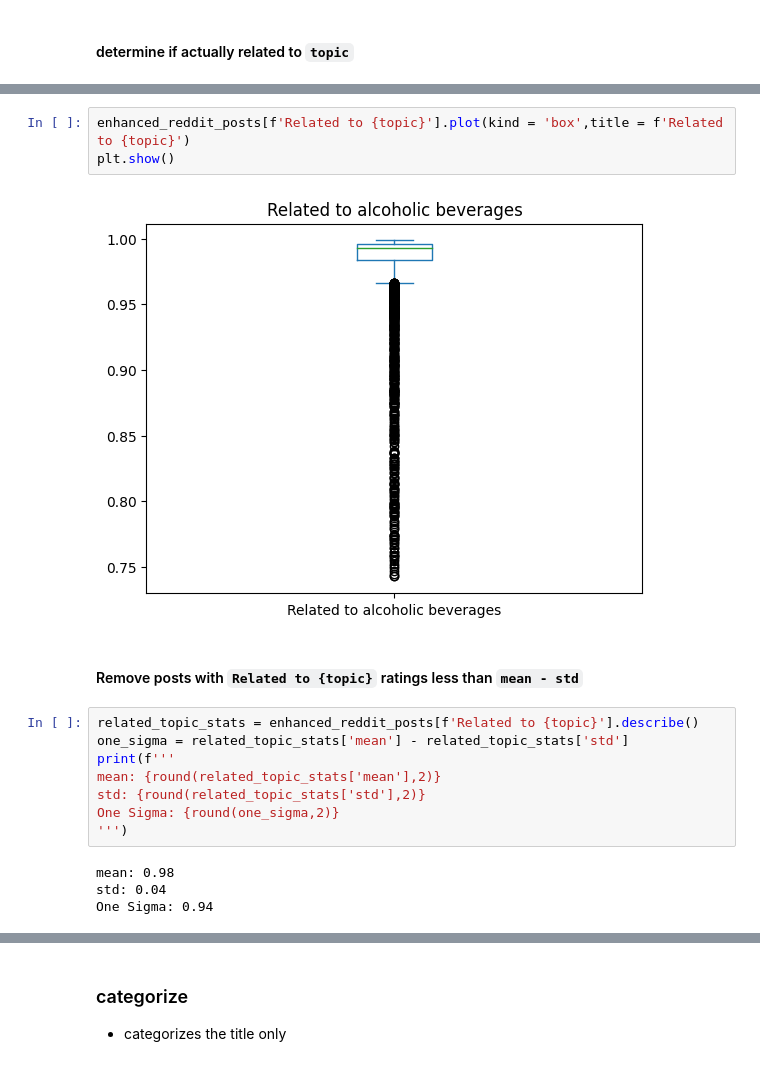
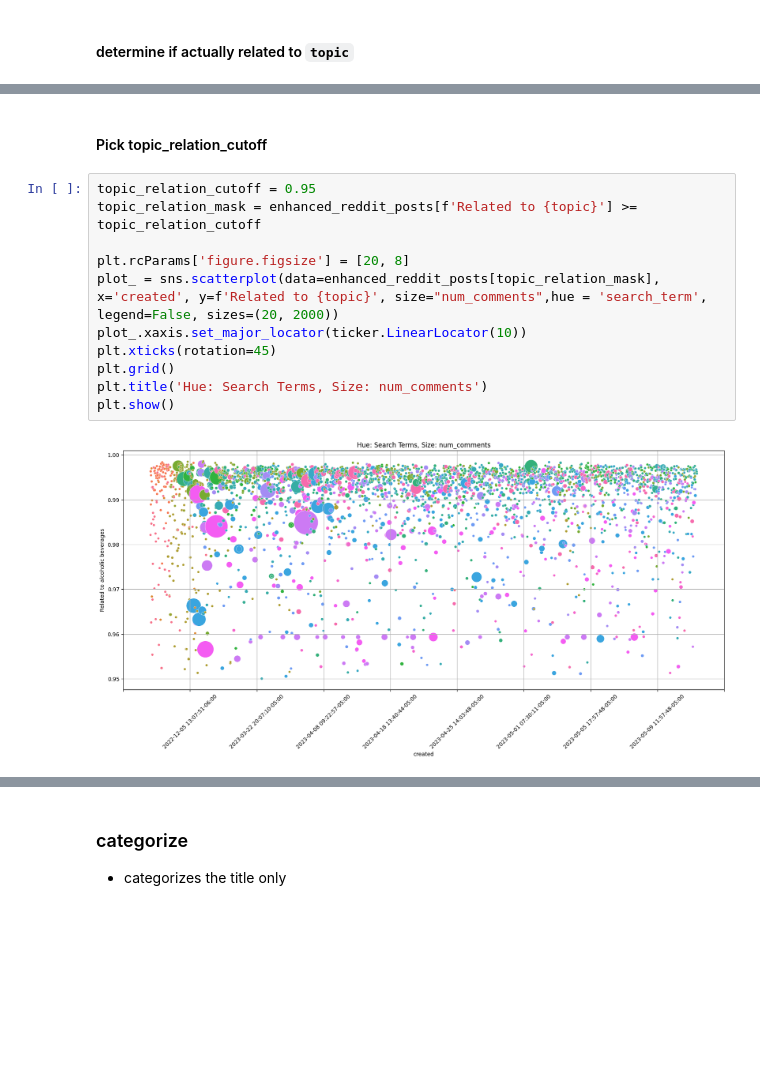
Before and after one commit to stvnchnsn/whitespace_detector, a Jupyter notebook: demo.ipynb, the cells around one changed output, grey strips where cells are left out. Saved outputs shown, nothing was run; the diff lists cells and outputs as text; blank space fills up the shorter version.

```diff
--- a/demo.ipynb
+++ b/demo.ipynb
@@ -174,19 +175,15 @@ plt.show()
-# %%
-enhanced_reddit_posts[f'Related to {topic}'].plot(kind = 'box',title = f'Related to {topic}')
-plt.show()
-# %% [output]
-[figure, removed]
 # %% [markdown]
-#### Remove posts with `Related to {topic}` ratings less than `mean - std`
+#### Pick topic_relation_cutoff
 # %%
-related_topic_stats = enhanced_reddit_posts[f'Related to {topic}'].describe()
-one_sigma = related_topic_stats['mean'] - related_topic_stats['std']
-print(f'''
-mean: {round(related_topic_stats['mean'],2)}
-std: {round(related_topic_stats['std'],2)}
-One Sigma: {round(one_sigma,2)}
-''')
+topic_relation_cutoff = 0.95
+topic_relation_mask = enhanced_reddit_posts[f'Related to {topic}'] >= topic_relation_cutoff
+
+plt.rcParams['figure.figsize'] = [20, 8]
+plot_ = sns.scatterplot(data=enhanced_reddit_posts[topic_relation_mask], x='created', y=f'Related to {topic}', size="num_comments",hue = 'search_term', legend=False, sizes=(20, 2000))
+plot_.xaxis.set_major_locator(ticker.LinearLocator(10))
+plt.xticks(rotation=45)
+plt.grid()
+plt.title('Hue: Search Terms, Size: num_comments')
+plt.show()
 # %% [output]
-mean: 0.98
-std: 0.04
-One Sigma: 0.94
+[figure, added]
```
Also changed, not shown: parts of 6 cells of this notebook.
